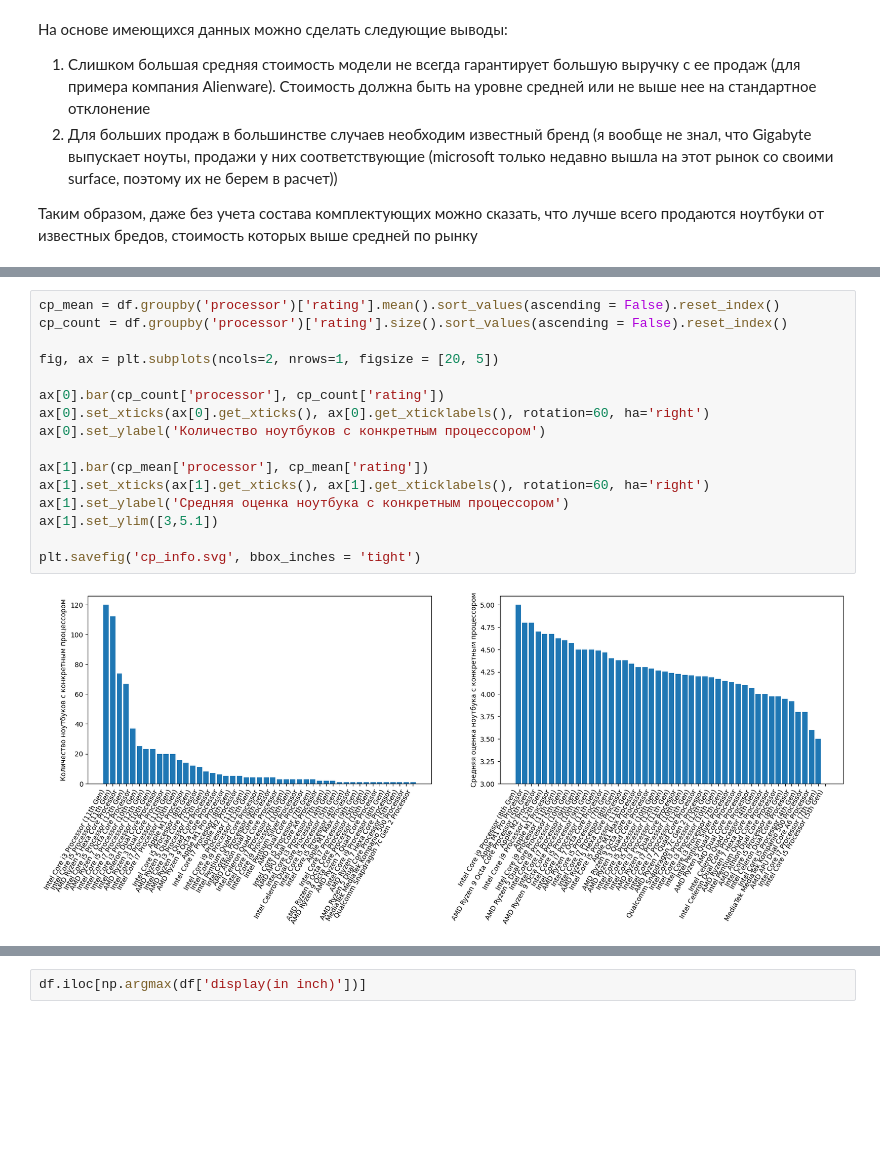
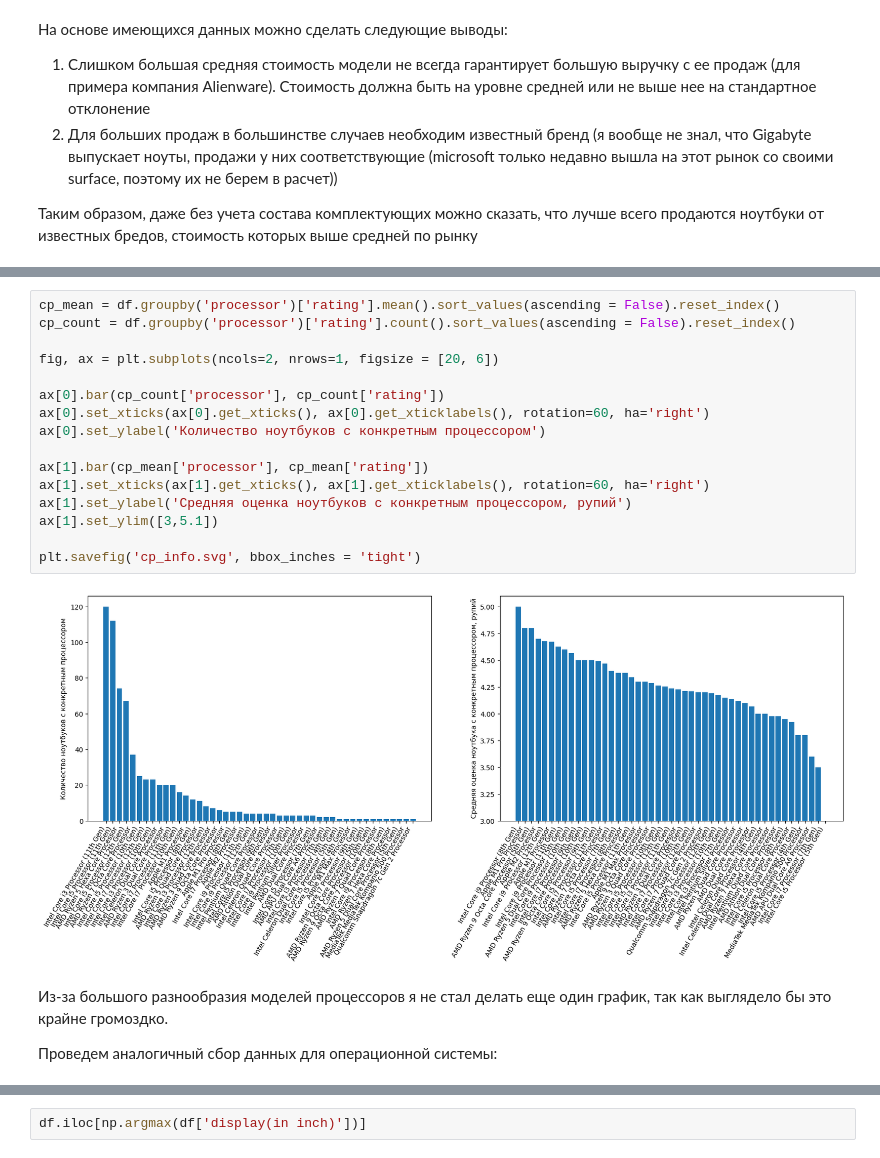
Before and after one commit to OneMoreGate/Machine_learning_MIPT, a Jupyter notebook: Modul_2/Ind_Task/done_work.ipynb, the cells around one changed output, grey strips where cells are left out. Cells and saved outputs as stored; diff of their text form; blank space fills up the shorter version.

```diff
--- a/Modul_2/Ind_Task/done_work.ipynb
+++ b/Modul_2/Ind_Task/done_work.ipynb
@@ -225,20 +223,24 @@ plt.savefig('ram_info.svg', bbox_inches = 'tight')
 # %%
 cp_mean = df.groupby('processor')['rating'].mean().sort_values(ascending = False).reset_index()
-cp_count = df.groupby('processor')['rating'].size().sort_values(ascending = False).reset_index()
+cp_count = df.groupby('processor')['rating'].count().sort_values(ascending = False).reset_index()
 
-fig, ax = plt.subplots(ncols=2, nrows=1, figsize = [20, 5])
+fig, ax = plt.subplots(ncols=2, nrows=1, figsize = [20, 6])
 
 ax[0].bar(cp_count['processor'], cp_count['rating'])
 ax[0].set_xticks(ax[0].get_xticks(), ax[0].get_xticklabels(), rotation=60, ha='right')
 ax[0].set_ylabel('Количество ноутбуков с конкретным процессором')
 
 ax[1].bar(cp_mean['processor'], cp_mean['rating'])
 ax[1].set_xticks(ax[1].get_xticks(), ax[1].get_xticklabels(), rotation=60, ha='right')
-ax[1].set_ylabel('Средняя оценка ноутбука с конкретным процессором')
+ax[1].set_ylabel('Средняя оценка ноутбуков с конкретным процессором, рупий')
 ax[1].set_ylim([3,5.1])
 
 plt.savefig('cp_info.svg', bbox_inches = 'tight')
 # %% [output]
-[figure, old version]
+[figure, new version]
+# %% [markdown]
+Из-за большого разнообразия моделей процессоров я не стал делать еще один график, так как выглядело бы это крайне громоздко.
+
+Проведем аналогичный сбор данных для операционной системы:
 # %%
 os_mean = df.groupby('os')['rating'].mean().sort_values(ascending = False).reset_index()
```
Also changed, not shown: parts of 12 cells of this notebook, 6 other files.
